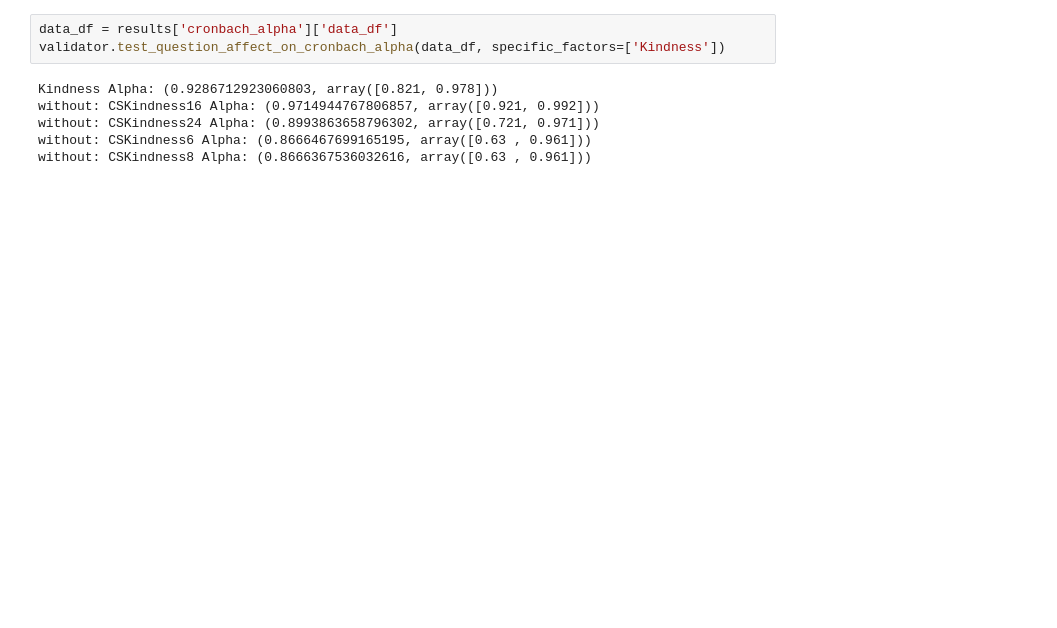
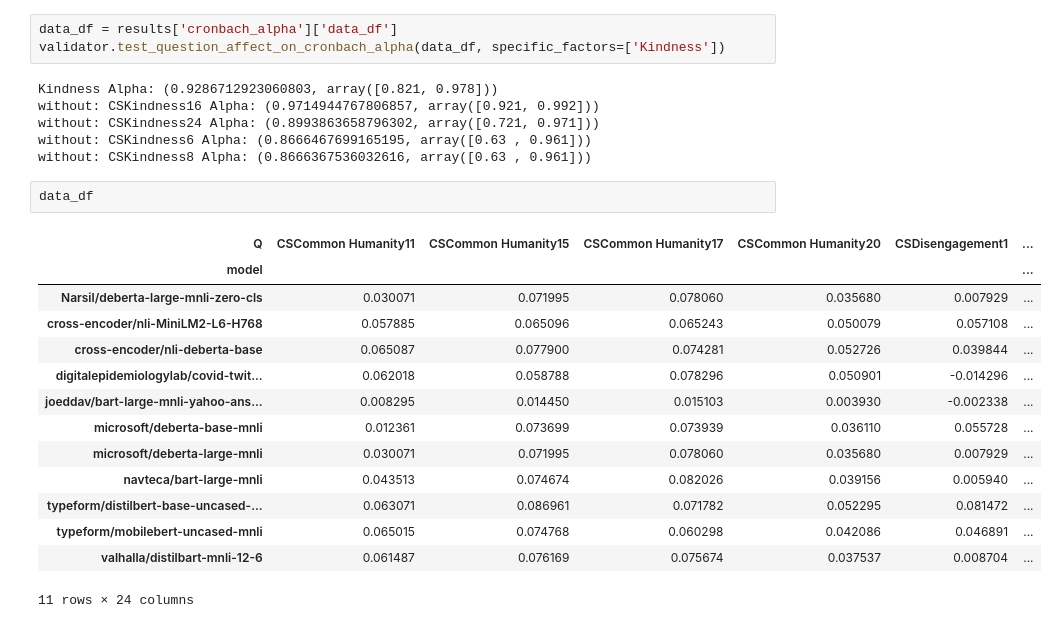
Before and after one commit to cnai-lab/qpsychometric, a Jupyter notebook: qpsychometric/personality_traits/compassion_scale/validations/cs_validation.ipynb, the cells around one changed output. Saved outputs shown, nothing was run; the diff lists cells and outputs as text; blank space fills up the shorter version.

```diff
--- a/qpsychometric/personality_traits/compassion_scale/validations/cs_validation.ipynb
+++ b/qpsychometric/personality_traits/compassion_scale/validations/cs_validation.ipynb
@@ -146,6 +145,23 @@ without: CSKindness16 Alpha: (0.9714944767806857, array([0.921, 0.992]))
 without: CSKindness24 Alpha: (0.8993863658796302, array([0.721, 0.971]))
 without: CSKindness6 Alpha: (0.8666467699165195, array([0.63 , 0.961]))
 without: CSKindness8 Alpha: (0.8666367536032616, array([0.63 , 0.961]))
+# %%
+data_df
+# %% [output]
+| Q | CSCommon Humanity11 | CSCommon Humanity15 | CSCommon Humanity17 | CSCommon Humanity20 | CSDisengagement1 | ... |
+| model |  |  |  |  |  | ... |
+| Narsil/deberta-large-mnli-zero-cls | 0.030071 | 0.071995 | 0.078060 | 0.035680 | 0.007929 | ... |
+| cross-encoder/nli-MiniLM2-L6-H768 | 0.057885 | 0.065096 | 0.065243 | 0.050079 | 0.057108 | ... |
+| cross-encoder/nli-deberta-base | 0.065087 | 0.077900 | 0.074281 | 0.052726 | 0.039844 | ... |
+| digitalepidemiologylab/covid-twit... | 0.062018 | 0.058788 | 0.078296 | 0.050901 | -0.014296 | ... |
+| joeddav/bart-large-mnli-yahoo-ans... | 0.008295 | 0.014450 | 0.015103 | 0.003930 | -0.002338 | ... |
+| microsoft/deberta-base-mnli | 0.012361 | 0.073699 | 0.073939 | 0.036110 | 0.055728 | ... |
+| microsoft/deberta-large-mnli | 0.030071 | 0.071995 | 0.078060 | 0.035680 | 0.007929 | ... |
+| navteca/bart-large-mnli | 0.043513 | 0.074674 | 0.082026 | 0.039156 | 0.005940 | ... |
+| typeform/distilbert-base-uncased-... | 0.063071 | 0.086961 | 0.071782 | 0.052295 | 0.081472 | ... |
+| typeform/mobilebert-uncased-mnli | 0.065015 | 0.074768 | 0.060298 | 0.042086 | 0.046891 | ... |
+| valhalla/distilbart-mnli-12-6 | 0.061487 | 0.076169 | 0.075674 | 0.037537 | 0.008704 | ... |
+11 rows × 24 columns
 # %%
 results['correlations']
 # %% [output]
```
Also changed, not shown: parts of 10 cells of this notebook, 4 other files.
